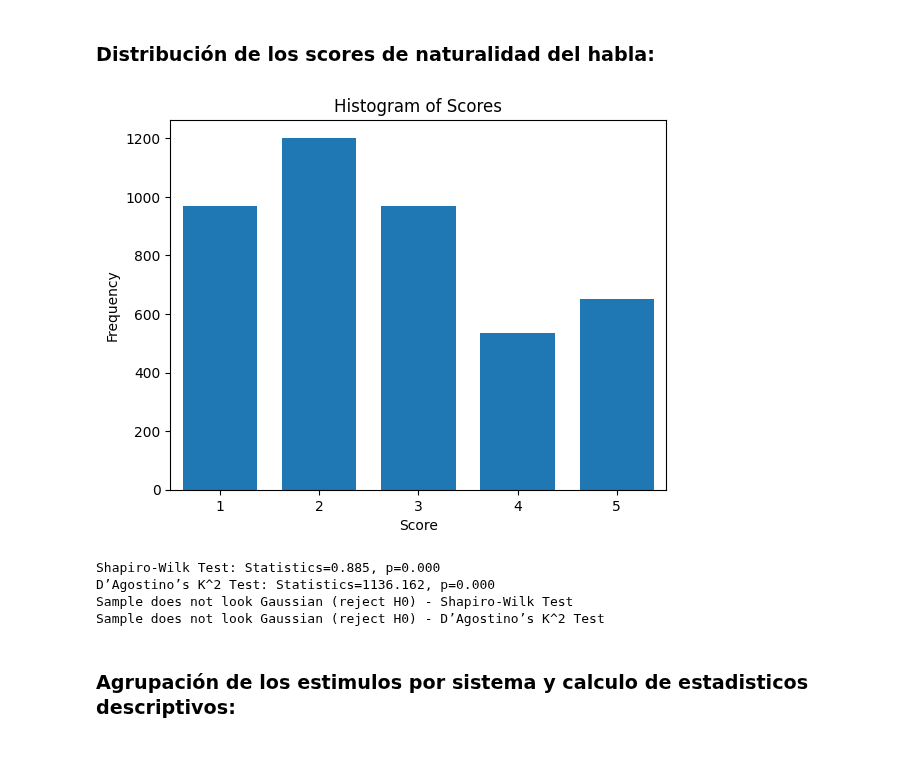
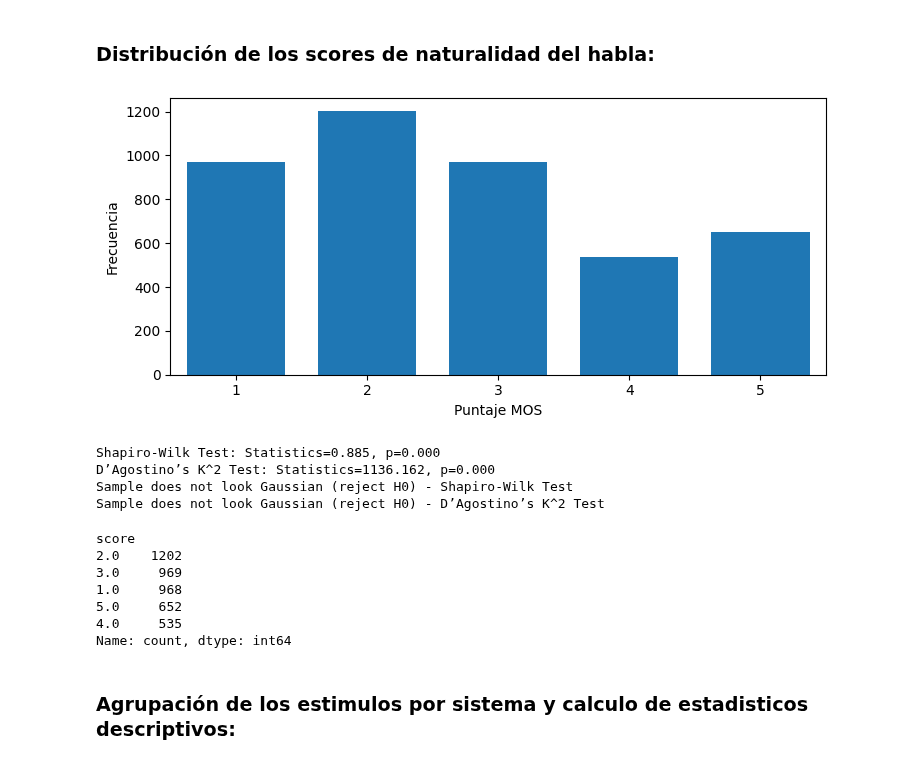
Before and after one commit to asosawelford/tesis, a Jupyter notebook: analysis/exploratory_analysis.ipynb, the cells around one changed output. Saved outputs shown, nothing was run; the diff lists cells and outputs as text; code cells hidden in the pictures.

```diff
--- a/analysis/exploratory_analysis.ipynb
+++ b/analysis/exploratory_analysis.ipynb
@@ -7,7 +7,12 @@ import numpy as np
 import matplotlib.pyplot as plt
 from scipy.stats import shapiro, normaltest, kruskal, spearmanr
 import seaborn as sns
-from statsmodels.stats.outliers_influence import variance_inflation_factor
+# from statsmodels.stats.outliers_influence import variance_inflation_factor
+
+# for plotting
+plt.rcParams["figure.figsize"] = [7.50, 3.50]
+plt.rcParams["figure.autolayout"] = True
+plot_dir = "../write-up/figuras/"
 # %%
 #Visualize the data
 subjective_results = pd.read_csv('subjective_results_corrected.csv')
@@ -262,46 +282,58 @@ scores = subjective_results['score']
 
 # Visual Inspection
 plt.hist(scores, bins='auto')
-plt.title('Histogram of Scores')
+# plt.title('Histogram of Scores')
 # set x-axis label 1-5
-plt.xlabel('Score')
+plt.xlabel('Puntaje MOS')
 # set y-axis label
-plt.ylabel('Frequency')
+plt.ylabel('Frecuencia')
 # set x ticks 1-5
 plt.xticks(np.arange(1, 6, 1))
 # set width of bars
 plt.xlim(0.5, 5.5)
 # set width of histogram bars to 1.5
 plt.bar(np.arange(1, 6, 1), np.histogram(scores, bins=5)[0], width=0.75 )
-
+plt.savefig("puntajes.png", dpi=600)
 plt.show()
 
 # Statistical Tests
 # Shapiro-Wilk Test
 stat, p_shapiro = shapiro(scores)
 print('Shapiro-Wilk Test: Statistics=%.3f, p=%.3f' % (stat, p_shapiro))
 
 # D’Agostino’s K^2 Test
 stat, p_dagostino = normaltest(scores)
 print('D’Agostino’s K^2 Test: Statistics=%.3f, p=%.3f' % (stat, p_dagostino))
 
 # Step 6: Interpretation
 alpha = 0.05
 if p_shapiro > alpha:
     print('Sample looks Gaussian (fail to reject H0) - Shapiro-Wilk Test')
 else:
     print('Sample does not look Gaussian (reject H0) - Shapiro-Wilk Test')
 
 if p_dagostino > alpha:
     print('Sample looks Gaussian (fail to reject H0) - D’Agostino’s K^2 Test')
 else:
     print('Sample does not look Gaussian (reject H0) - D’Agostino’s K^2 Test')
 # %% [output]
-[figure, old version]
+[figure, new version]
 Shapiro-Wilk Test: Statistics=0.885, p=0.000
 D’Agostino’s K^2 Test: Statistics=1136.162, p=0.000
 Sample does not look Gaussian (reject H0) - Shapiro-Wilk Test
 Sample does not look Gaussian (reject H0) - D’Agostino’s K^2 Test
+# %%
+# print the amount of each scores
+scores_distribution = subjective_results['score'].value_counts()
+scores_distribution
+# %% [output]
+score
+2.0    1202
+3.0     969
+1.0     968
+5.0     652
+4.0     535
+Name: count, dtype: int64
 # %% [markdown]
 ### Agrupación de los estimulos por sistema y calculo de estadisticos descriptivos:
 # %%
```
Also changed, not shown: parts of 9 cells of this notebook, 21 other files.
